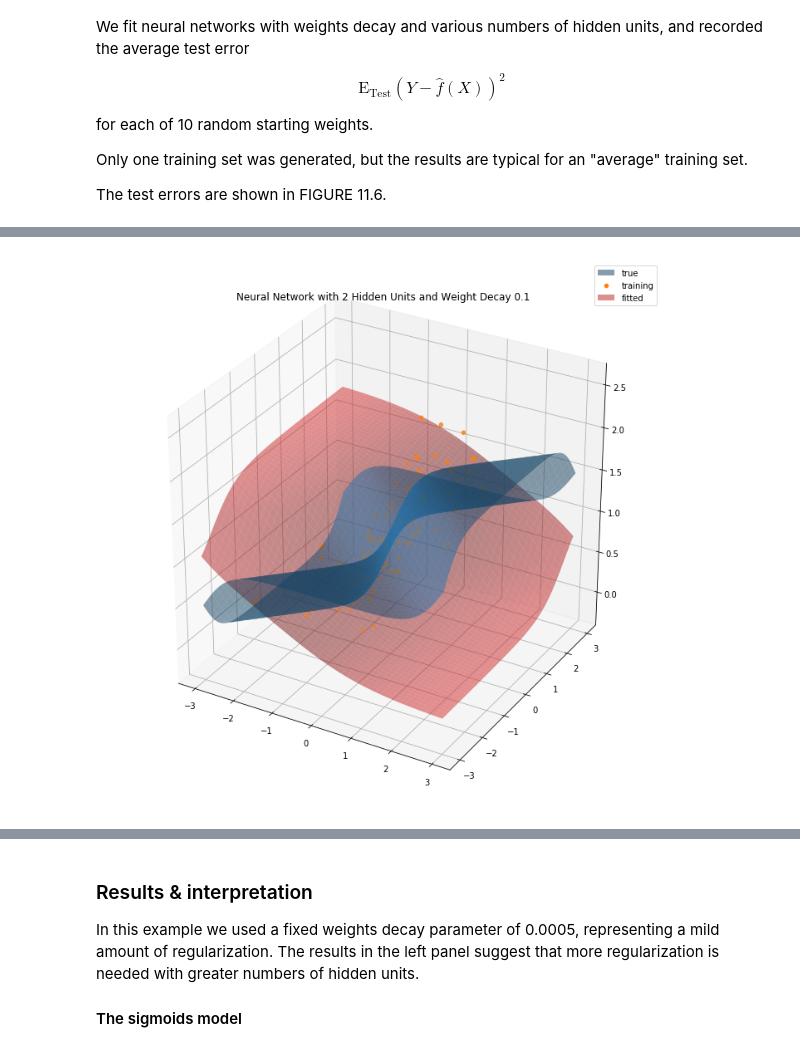
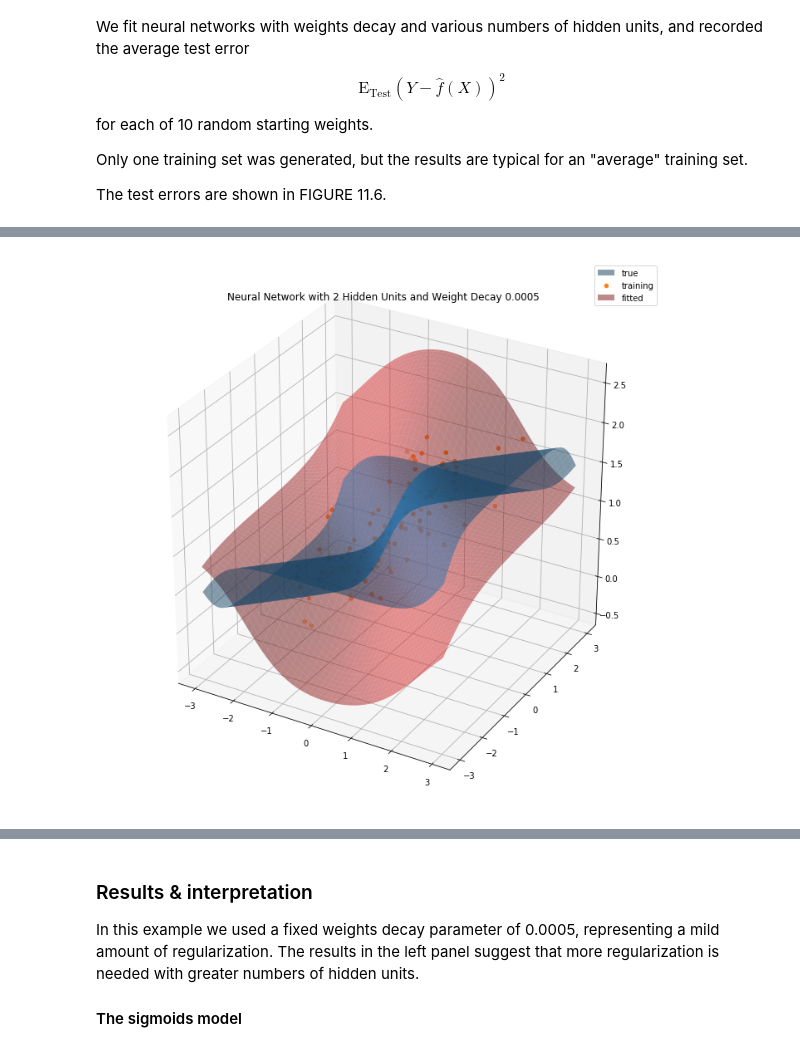
Before and after one commit to dgkim5360/the-elements-of-statistical-learning-notebooks, a Jupyter notebook: chapter11-neural-networks/section06-example-simulated-data.ipynb, the cells around one changed output, grey strips where cells are left out. Cells and saved outputs as stored; diff of their text form; code cells hidden in the pictures.

```diff
--- a/chapter11-neural-networks/section06-example-simulated-data.ipynb
+++ b/chapter11-neural-networks/section06-example-simulated-data.ipynb
@@ -116,6 +126,30 @@ def test(model:torch.nn.Module,
          torch_y_test:torch.autograd.Variable):
     y_pred = model(torch_x_test)
     return loss_fn(y_pred, torch_y_test)
+# %%
+class SigmoidModel(torch.nn.Module):
+    def __init__(self, nhidden: int):
+        super(SigmoidModel, self).__init__()
+        self.lin1 = torch.nn.Linear(2, nhidden)
+        self.lin2 = torch.nn.Linear(nhidden, 1)
+
+    def forward(self, inputs):
+        out = torch.nn.functional.sigmoid(self.lin1(inputs))
+        out = self.lin2(out)
+        return out
+
+
+class RadialModel(torch.nn.Module):
+    def __init__(self, nhidden: int):
+        super(RadialModel, self).__init__()
+        self.lin1 = torch.nn.Linear(10, nhidden)
+        self.lin2 = torch.nn.Linear(nhidden, 1)
+
+    def forward(self, inputs):
+        out = torch.nn.functional.sigmoid(self.lin1(inputs))
+        out = self.lin2(out)
+        return out
+#         return torch.nn.functional.sigmoid(out)
 # %%
 """FIGURE 11.6. Boxplots of test error
 The test error is displayed for 10 different starting weights,
@@ -123,7 +157,7 @@ for a single hidden layer neural network with the number of units as indicated.
 """
 size_train = 100
 size_test = 10000
-learning_rate = 1e-6
+learning_rate = .1
 
 # Generate training data for sigmoid models
 (train_x_sigmoid,
@@ -179,45 +218,47 @@ print(errrate_bayes_radial, errrate_bayes_sigmoid)
 %%time
 # Try only the best model for plot
 # We already know which model is the best (as the book said)
-niter = 50000
+epochs = 1000
 weight_decay = 0.0005
 
-model = torch.nn.Sequential(torch.nn.Linear(2, 2, bias=False),
-                            torch.nn.Sigmoid(),
-                            torch.nn.Linear(2, 1, bias=False))
+model = SigmoidModel(2)
+# model = torch.nn.Sequential(torch.nn.Linear(2, 2, bias=False),
+#                             torch.nn.ReLU(),
+#                             torch.nn.Linear(2, 1, bias=False),
+#                             torch.nn.Sigmoid())
 optimizer = torch.optim.SGD(model.parameters(),
                             lr=learning_rate,
                             weight_decay=weight_decay)
-loss_fn = torch.nn.MSELoss(size_average=False)
+loss_fn = torch.nn.MSELoss()
 
 # Train that model
-loss = train(model, loss_fn, optimizer, niter, torch_x_sigmoid, torch_y_sigmoid)
+loss = train(model, loss_fn, optimizer, epochs, torch_x_sigmoid, torch_y_sigmoid)
 
 # Plot
 linspace = scipy.linspace(-3, 3, 100)
 meshgrid_x, meshgrid_y = scipy.meshgrid(linspace, linspace)
 meshgrid_z_true = sigmoid(3*(meshgrid_x+meshgrid_y)) + sigmoid(3*(meshgrid_x-meshgrid_y))
 
 fig1 = plt.figure(1, figsize=(12, 12))
 ax1 = fig1.add_subplot(1, 1, 1, projection='3d')
 surf_true = ax1.plot_surface(meshgrid_x, meshgrid_y, meshgrid_z_true, alpha=.5, label='true')
 surf_true._facecolors2d = surf_true._facecolors3d
 surf_true._edgecolors2d = surf_true._edgecolors3d
 ax1.scatter3D(train_x_sigmoid[:, 0],
               train_x_sigmoid[:, 1],
               train_y_sigmoid, color='C1', label='training')
 
 grid_x = scipy.array([[x,y] for x in linspace for y in linspace])
 torch_grid_x = torch.autograd.Variable(torch.from_numpy(grid_x).float(),
                                        requires_grad=False)
 fitted_grid_z = model(torch_grid_x).data.numpy() #.copy()
 fitted_grid_z = fitted_grid_z.reshape(100, 100)
 surf_fitted = ax1.plot_surface(meshgrid_x, meshgrid_y, fitted_grid_z,
                                color='C3', alpha=.5, label='fitted')
 surf_fitted._facecolors2d = surf_fitted._facecolors3d
 surf_fitted._edgecolors2d = surf_fitted._edgecolors3d
-ax1.set_title('Neural Network with 2 Hidden Units and Weight Decay 0.1')
+ax1.set_title('Neural Network with 2 Hidden Units and Weight Decay 0.0005')
 ax1.legend()
 plt.show()
 # %% [output]
-[figure, old version]
+[figure, new version]
```
Also changed, not shown: parts of 16 cells of this notebook.
